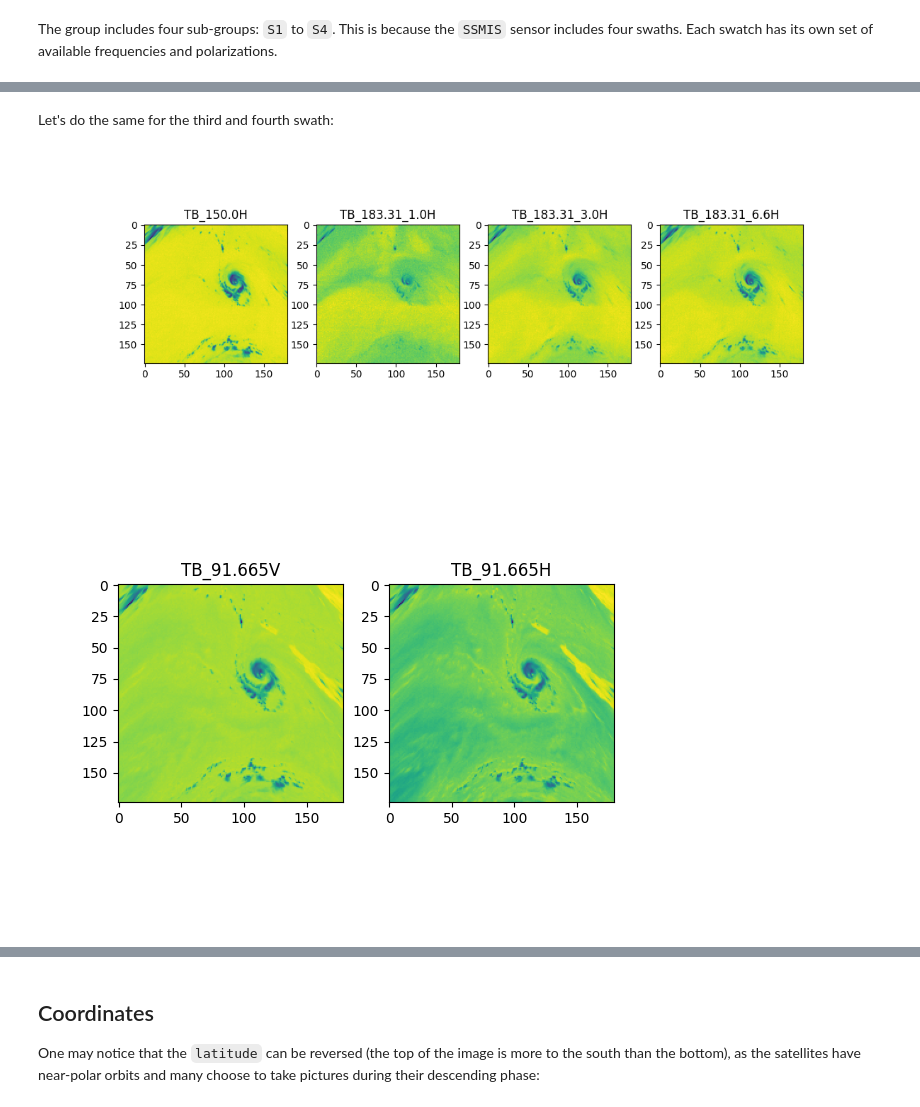
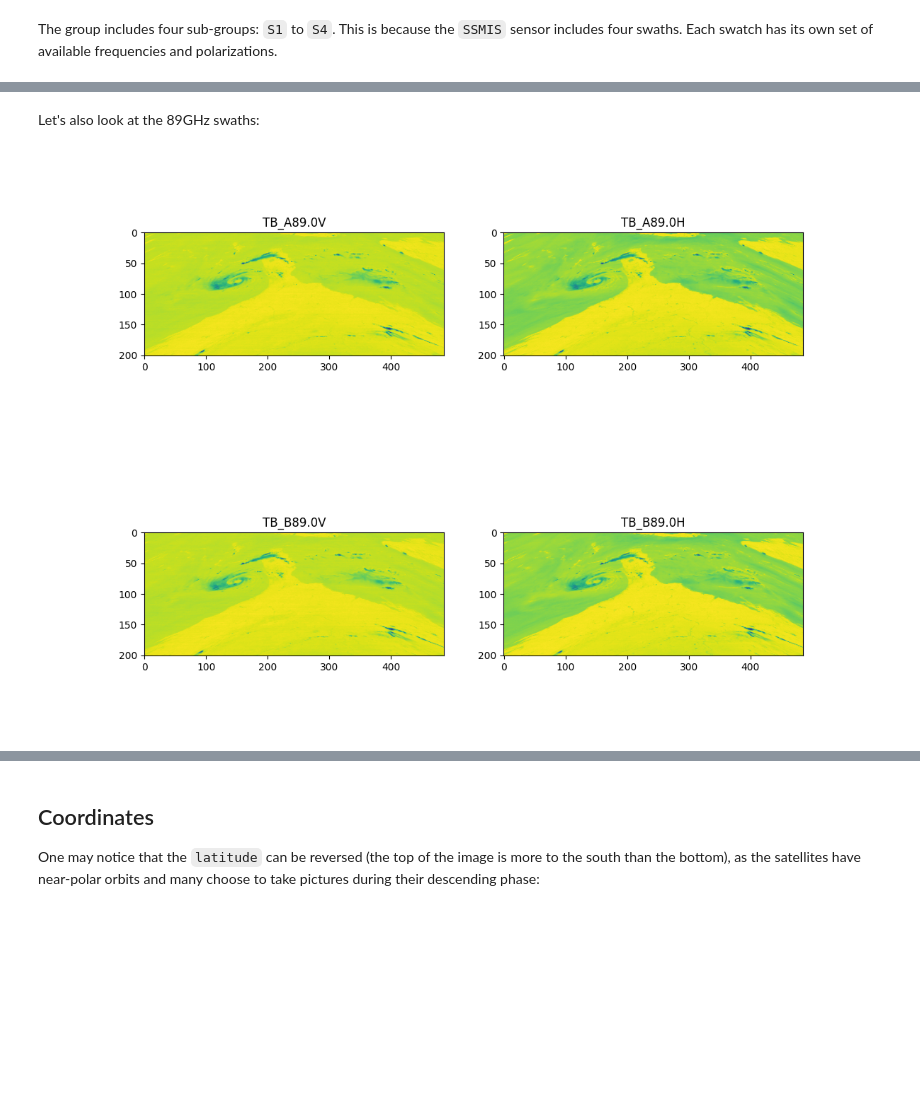
Before and after one commit to dauvillc/tc_multi_sources, a Jupyter notebook: notebooks/tc_primed.ipynb, the cells around one changed output, grey strips where cells are left out. Drawn from its saved outputs; the diff is of its cells as text; code cells hidden in the pictures; blank space fills up the shorter version.

````diff
--- a/notebooks/tc_primed.ipynb
+++ b/notebooks/tc_primed.ipynb
@@ -52,6 +52,6 @@ with initialize(version_base=None, config_path="../conf"):
 # %% [markdown]
 The dataset tree has the format ```root_dir/BASIN/XX/files.nc``` where ```XX``` is the number (starting at 01) of the storm during the season.
 # %%
-_TC_PRIMED_PATH_ = Path(cfg['paths']['raw_datasets']) / 'tc_primed/2017/AL/12'
+_TC_PRIMED_PATH_ = Path(cfg['paths']['raw_datasets']) / 'tc_primed/2014/AL/01'
 # %% [markdown]
 # Single storm overpass file
@@ -59,6 +59,7 @@ We'll now load an entry from a single storm of the 2017 season.
 # %%
 storm_files = [_TC_PRIMED_PATH_ / file for file in os.listdir(_TC_PRIMED_PATH_) if "era5" not in str(file)]
-dataset = Dataset(storm_files[10])
+storm_files = [file for file in storm_files if "AMSR2" in str(file)]
+dataset = Dataset(storm_files[0])
 print("Found keys ", dataset.groups.keys())
 # %% [output]
 Found keys  dict_keys(['overpass_metadata', 'overpass_storm_metadata', 'passive_microwave', 'GPROF', 'infrared'])
@@ -130,9 +135,8 @@ Let's plot every TB variable from the first swath:
 # %%
-# Retrieve all 'TB_...' variables in the 'S1' subgroup
-tb_vars = [var for var in list(pmw['S1'].variables.keys()) if var.startswith('TB')]
+tb_vars = [var for var in list(pmw['S4'].variables.keys()) if var.startswith('TB')]
 
 fig, axes = plt.subplots(nrows=1, ncols=len(tb_vars))
 for ax, var in zip(axes, tb_vars):
-    ax.imshow(pmw['S1'][var])
+    ax.imshow(pmw['S4'][var])
     ax.set_title(var)
 # %% [output]
@@ -140,20 +144,20 @@ for ax, var in zip(axes, tb_vars):
 # %% [markdown]
-Let's do the same for the third and fourth swath:
+Let's also look at the 89GHz swaths:
 # %%
-tb_vars = [var for var in list(pmw['S3'].variables.keys()) if var.startswith('TB')]
+tb_vars = [var for var in list(pmw['S5'].variables.keys()) if var.startswith('TB')]
 
 fig, axes = plt.subplots(nrows=1, ncols=len(tb_vars), figsize=(12, 4))
 for ax, var in zip(axes, tb_vars):
-    ax.imshow(pmw['S3'][var])
+    ax.imshow(pmw['S5'][var])
     ax.set_title(var)
 # %% [output]
-[figure, old version]
+[figure, new version]
 # %%
-tb_vars = [var for var in list(pmw['S4'].variables.keys()) if var.startswith('TB')]
+tb_vars = [var for var in list(pmw['S6'].variables.keys()) if var.startswith('TB')]
 
-fig, axes = plt.subplots(nrows=1, ncols=len(tb_vars))
+fig, axes = plt.subplots(nrows=1, ncols=len(tb_vars), figsize=(12, 4))
 for ax, var in zip(axes, tb_vars):
-    ax.imshow(pmw['S4'][var])
+    ax.imshow(pmw['S6'][var])
     ax.set_title(var)
 # %% [output]
-[figure, old version]
+[figure, new version]
````
Also changed, not shown: parts of 22 cells of this notebook, 3 other files.
